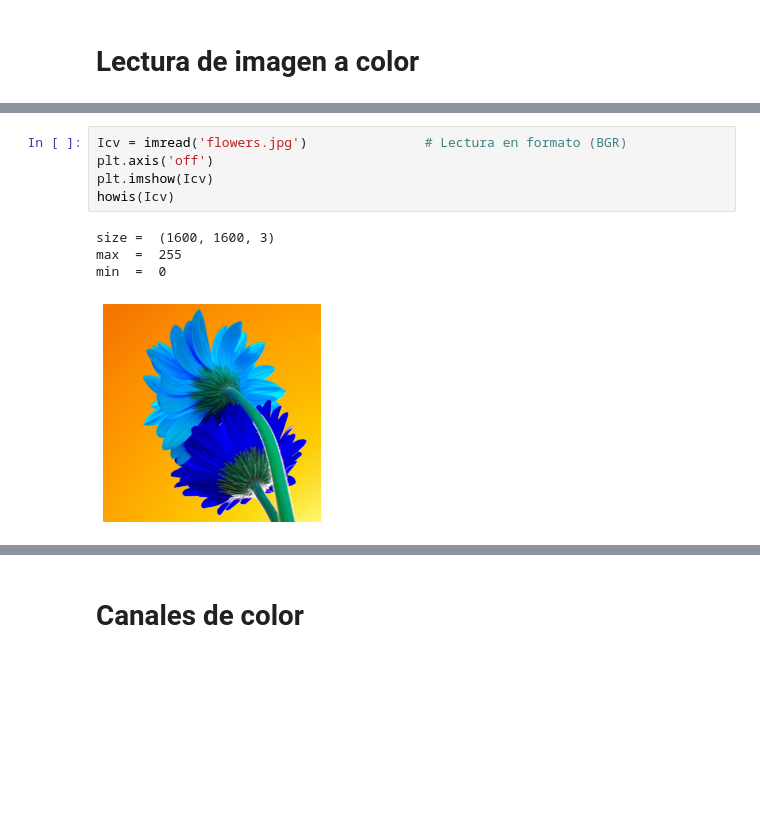
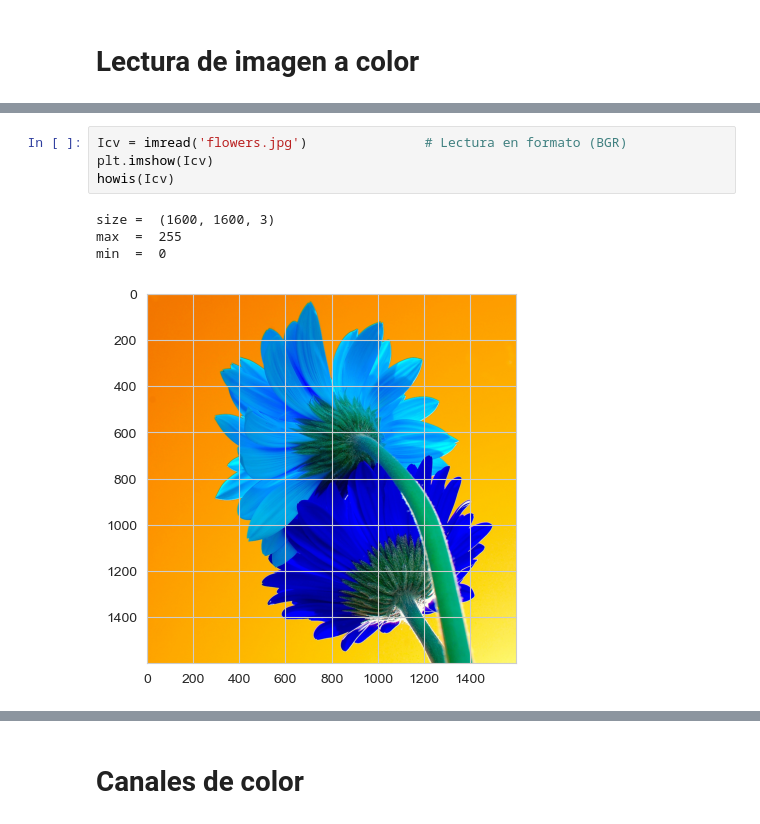
Before and after one commit to joseramoniglesias/EL442_Tratamiento_Senales, a Jupyter notebook: clases/Cap01_Introducción/Matlab/TRAT01_Segmentacion_Sencilla_a_Color.ipynb, the cells around one changed output, grey strips where cells are left out. Saved outputs shown, nothing was run; the diff lists cells and outputs as text; blank space fills up the shorter version.

```diff
--- a/clases/Cap01_Introducción/Matlab/TRAT01_Segmentacion_Sencilla_a_Color.ipynb
+++ b/clases/Cap01_Introducción/Matlab/TRAT01_Segmentacion_Sencilla_a_Color.ipynb
@@ -15,12 +29,11 @@ def howis(img):
 # %%
 Icv = imread('flowers.jpg')               # Lectura en formato (BGR)
-plt.axis('off')
 plt.imshow(Icv)
 howis(Icv)
 # %% [output]
 size =  (1600, 1600, 3)
 max  =  255
 min  =  0
-[figure, old version]
+[figure, new version]
 # %%
 I = Icv[:,:,[2,1,0]]            # conversion a formato estándar (RGB)
```
Also changed, not shown: parts of 8 cells of this notebook.
